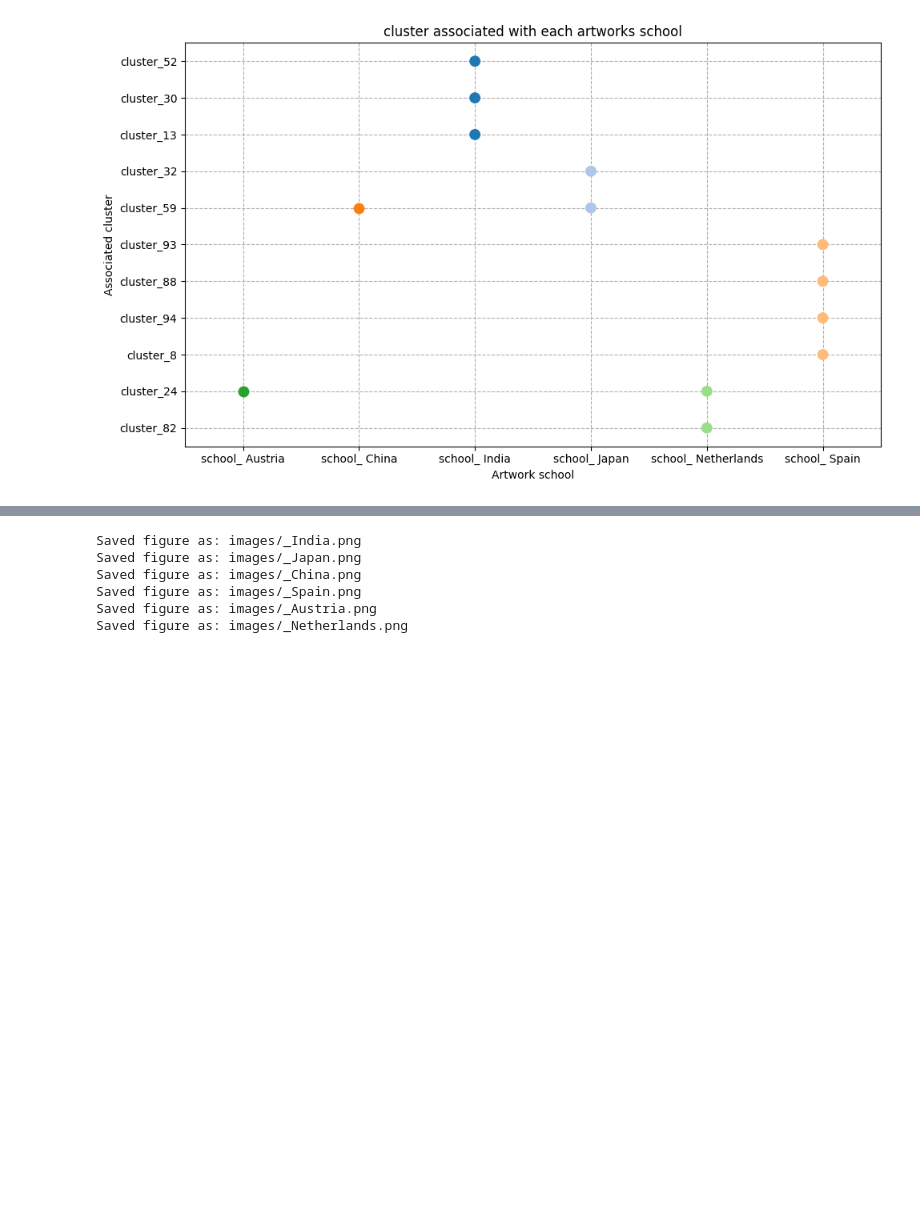
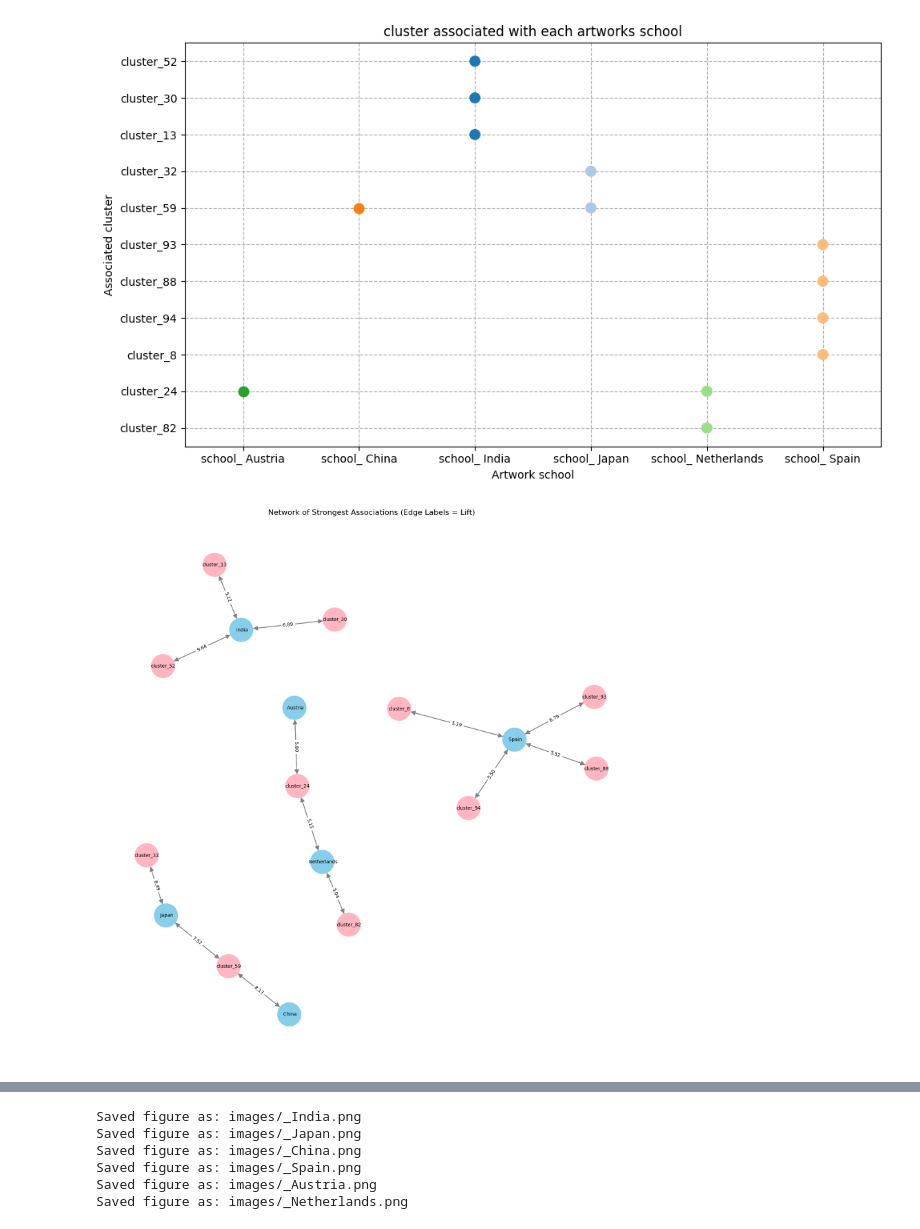
Before and after one commit to vieira-giulia/art_data_mining, a Jupyter notebook: 02_itemset_mining/school_mining.ipynb, the cells around one changed output, grey strips where cells are left out. Drawn from its saved outputs; the diff is of its cells as text; code cells hidden in the pictures; blank space fills up the shorter version.

```diff
--- a/02_itemset_mining/school_mining.ipynb
+++ b/02_itemset_mining/school_mining.ipynb
@@ -214,3 +238,54 @@ def plot_rules(dim_map, dim1, dim2):
 plot_rules(rules_dict, "school", "cluster")
 # %% [output]
 [figure]
+# %%
+import networkx as nx
+
+# --- Data Preparation ---
+# Filter for simpler, stronger rules for a cleaner graph.
+# This code assumes your 'antecedents' and 'consequents' are frozensets.
+graph_rules = rules[
+    (rules.get('antecedents', pd.Series([frozenset()]*len(rules))).apply(len) == 1) &
+    (rules.get('consequents', pd.Series([frozenset()]*len(rules))).apply(len) == 1)
+].copy()
+
+# Convert frozensets to strings for labeling
+# Note: You might need to adapt this if your sample data doesn't have these columns
+if 'antecedents' in graph_rules.columns:
+    graph_rules['antecedent_str'] = graph_rules['antecedents'].apply(lambda x: list(x)[0])
+    graph_rules['consequent_str'] = graph_rules['consequents'].apply(lambda x: list(x)[0])
+else: # Fallback for sample data
+    graph_rules['antecedent_str'] = [f'item_{i}' for i in range(len(graph_rules))]
+    graph_rules['consequent_str'] = [f'item_{i+100}' for i in range(len(graph_rules))]
+
+
+# --- Plotting Code ---
+plt.figure(figsize=(16, 16))
+G = nx.from_pandas_edgelist(
+    graph_rules,
+    source='antecedent_str',
+    target='consequent_str',
+    edge_attr='lift',
+    create_using=nx.DiGraph()
+)
+
+# Create color map based on original node names
+node_colors = ['skyblue' if 'school' in node else 'lightpink' for node in G.nodes()]
+
+# Create a mapping to trim the '' prefix for cleaner labels
+relabel_mapping = {node: node.replace('school_', '') for node in G.nodes()}
+G_relabeled = nx.relabel_nodes(G, relabel_mapping)
+
+pos = nx.spring_layout(G_relabeled, k=0.5, iterations=50)
+
+# Draw the relabeled graph using the original color list
+nx.draw(G_relabeled, pos, with_labels=True, node_color=node_colors, node_size=2500, font_size=10, width=1.5, edge_color='gray', arrowsize=20)
+
+# Create edge labels using the original graph G to access lift data
+edge_labels = {(relabel_mapping.get(u), relabel_mapping.get(v)): f"{d['lift']:.2f}" for u, v, d in G.edges(data=True)}
+nx.draw_networkx_edge_labels(G_relabeled, pos, edge_labels=edge_labels, font_color='black')
+
+plt.title('Network of Strongest Associations (Edge Labels = Lift)', fontsize=16)
+plt.show()
+# %% [output]
+[figure, added]
```
Also changed, not shown: parts of 7 cells of this notebook, 9 other files.
